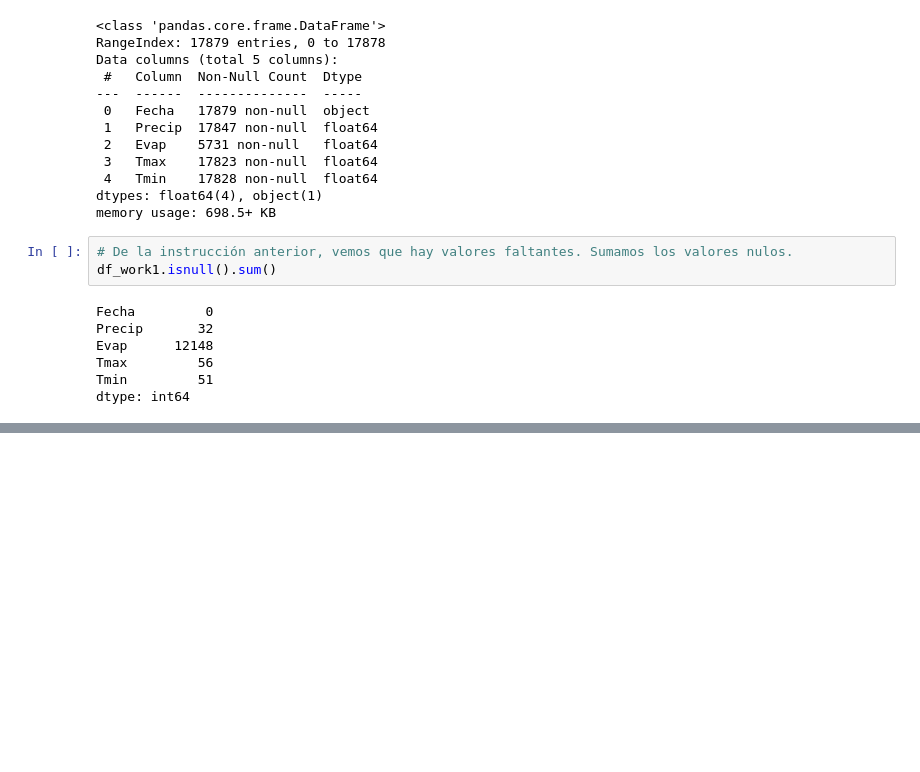
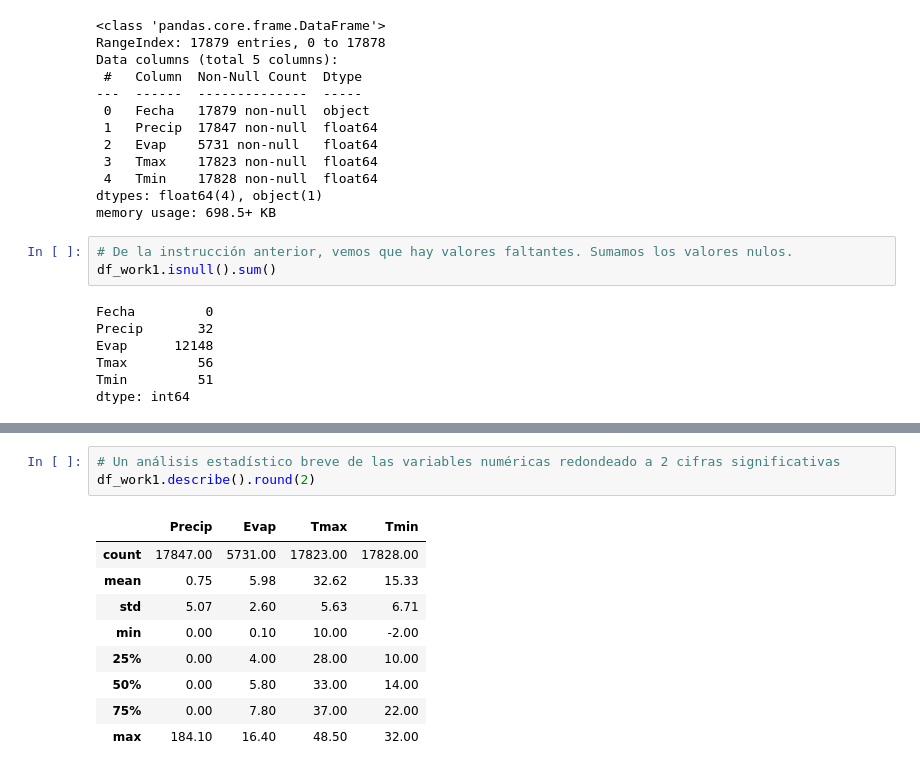
Before and after one commit to carloslizarragac/FisicaComputacional1, a Jupyter notebook: Actividad3.ipynb, the cells around one changed output, grey strips where cells are left out. Saved outputs shown, nothing was run; the diff lists cells and outputs as text; blank space fills up the shorter version.

```diff
--- a/Actividad3.ipynb
+++ b/Actividad3.ipynb
@@ -441,0 +496,13 @@ memory usage: 698.5+ KB
+# %%
+# Un análisis estadístico breve de las variables numéricas redondeado a 2 cifras significativas
+df_work1.describe().round(2)
+# %% [output]
+|  | Precip | Evap | Tmax | Tmin |
+| count | 17847.00 | 5731.00 | 17823.00 | 17828.00 |
+| mean | 0.75 | 5.98 | 32.62 | 15.33 |
+| std | 5.07 | 2.60 | 5.63 | 6.71 |
+| min | 0.00 | 0.10 | 10.00 | -2.00 |
+| 25% | 0.00 | 4.00 | 28.00 | 10.00 |
+| 50% | 0.00 | 5.80 | 33.00 | 14.00 |
+| 75% | 0.00 | 7.80 | 37.00 | 22.00 |
+| max | 184.10 | 16.40 | 48.50 | 32.00 |
```
Also changed, not shown: parts of 49 cells of this notebook.
